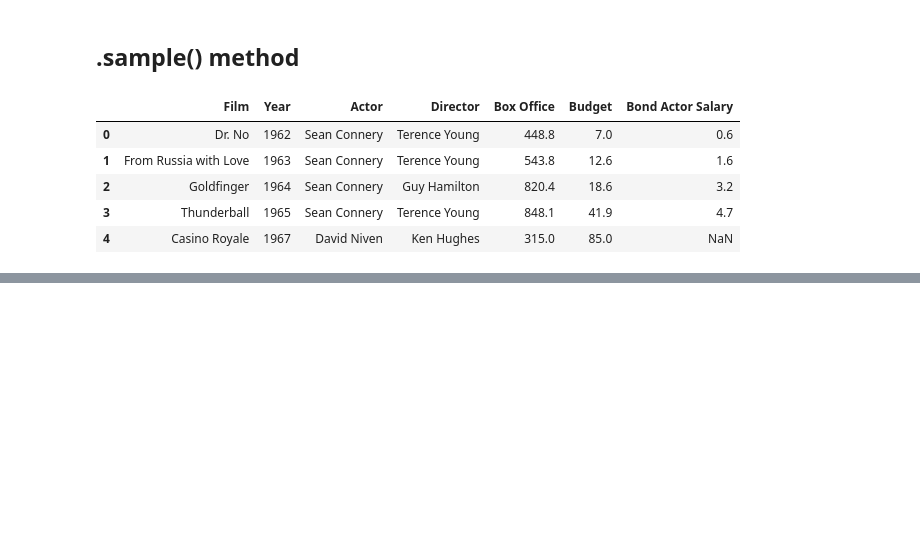
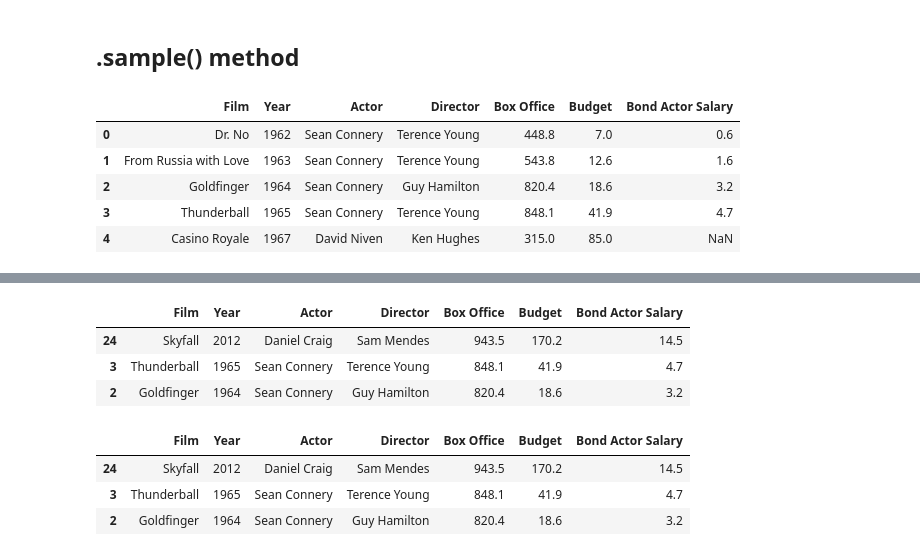
Before and after one commit to jack-cao-623/python_learning, a Jupyter notebook: dataframes_03_data_extraction.ipynb, the cells around one changed output, grey strips where cells are left out. Cells and saved outputs as stored; diff of their text form; code cells hidden in the pictures; blank space fills up the shorter version.

```diff
--- a/dataframes_03_data_extraction.ipynb
+++ b/dataframes_03_data_extraction.ipynb
@@ -1038,0 +1055,25 @@ bond.sample(n = 2, axis = 'columns')
+# %%
+# 3 highest grossing bond films
+(
+    bond
+      .nlargest(3, 'Box Office')
+)
+# %% [output]
+|  | Film | Year | Actor | Director | Box Office | Budget | Bond Actor Salary |
+| 24 | Skyfall | 2012 | Daniel Craig | Sam Mendes | 943.5 | 170.2 | 14.5 |
+| 3 | Thunderball | 1965 | Sean Connery | Terence Young | 848.1 | 41.9 | 4.7 |
+| 2 | Goldfinger | 1964 | Sean Connery | Guy Hamilton | 820.4 | 18.6 | 3.2 |
+# %%
+# above is equivalent to:
+(
+    bond
+      .sort_values('Box Office', ascending = False)
+      .head(3)
+)
+
+# but .nlargest() and .nsmallest() is more memory efficient and faster
+# %% [output]
+|  | Film | Year | Actor | Director | Box Office | Budget | Bond Actor Salary |
+| 24 | Skyfall | 2012 | Daniel Craig | Sam Mendes | 943.5 | 170.2 | 14.5 |
+| 3 | Thunderball | 1965 | Sean Connery | Terence Young | 848.1 | 41.9 | 4.7 |
+| 2 | Goldfinger | 1964 | Sean Connery | Guy Hamilton | 820.4 | 18.6 | 3.2 |
```
Also changed, not shown: parts of 11 cells of this notebook.
